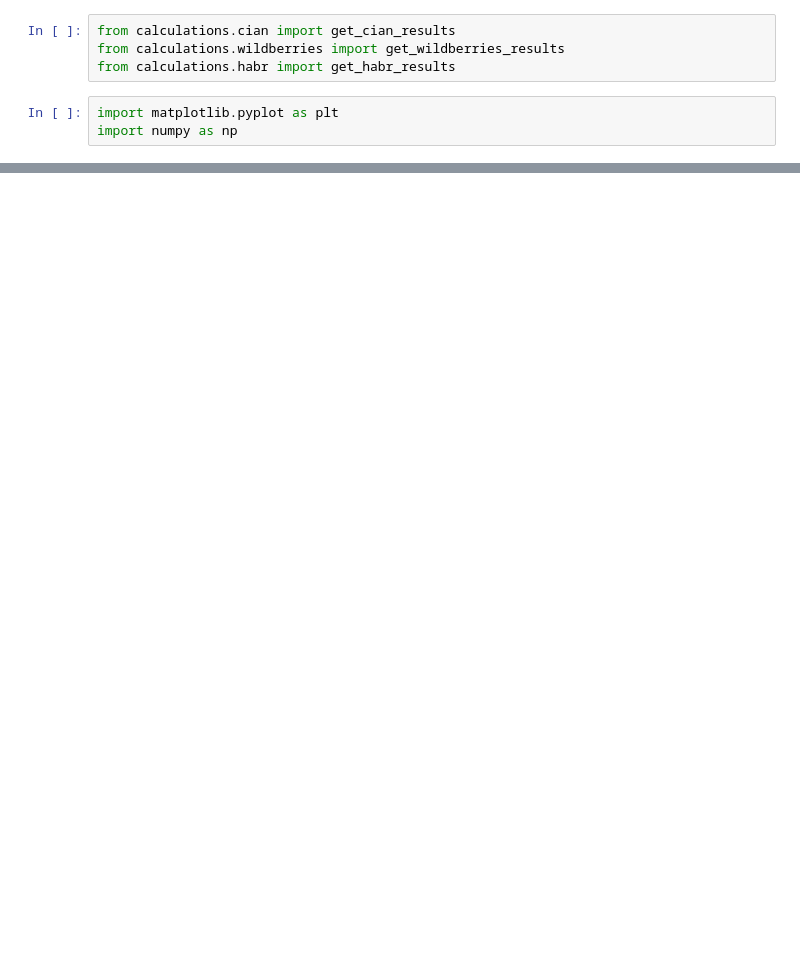
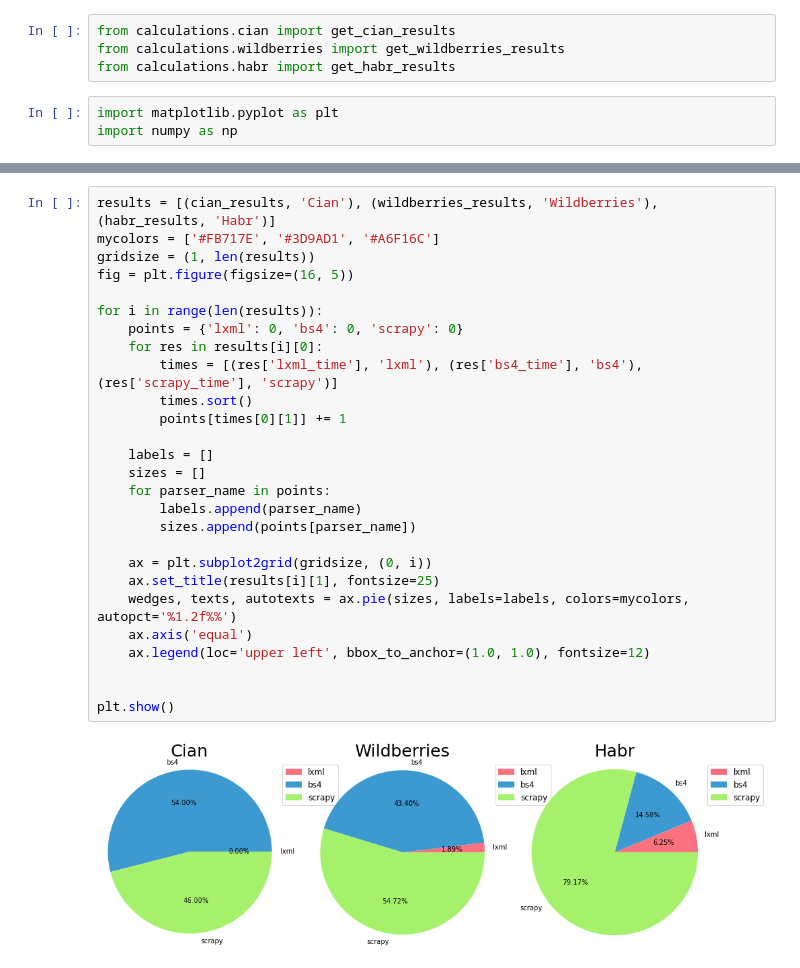
Before and after one commit to naumtsev/parsing-with-python, a Jupyter notebook: research.ipynb, the cells around one changed output, grey strips where cells are left out. Saved outputs shown, nothing was run; the diff lists cells and outputs as text; blank space fills up the shorter version.

```diff
--- a/research.ipynb
+++ b/research.ipynb
@@ -125,0 +135,29 @@ plt.show()
+# %%
+results = [(cian_results, 'Cian'), (wildberries_results, 'Wildberries'), (habr_results, 'Habr')]
+mycolors = ['#FB717E', '#3D9AD1', '#A6F16C']
+gridsize = (1, len(results))
+fig = plt.figure(figsize=(16, 5))
+
+for i in range(len(results)):
+    points = {'lxml': 0, 'bs4': 0, 'scrapy': 0}
+    for res in results[i][0]:
+        times = [(res['lxml_time'], 'lxml'), (res['bs4_time'], 'bs4'), (res['scrapy_time'], 'scrapy')]
+        times.sort()
+        points[times[0][1]] += 1
+
+    labels = []
+    sizes = []
+    for parser_name in points:
+        labels.append(parser_name)
+        sizes.append(points[parser_name])
+
+    ax = plt.subplot2grid(gridsize, (0, i))
+    ax.set_title(results[i][1], fontsize=25)
+    wedges, texts, autotexts = ax.pie(sizes, labels=labels, colors=mycolors, autopct='%1.2f%%')
+    ax.axis('equal')
+    ax.legend(loc='upper left', bbox_to_anchor=(1.0, 1.0), fontsize=12)
+
+
+plt.show()
+# %% [output]
+[figure, added]
```
Also changed, not shown: parts of 3 cells of this notebook, 1 other file.
